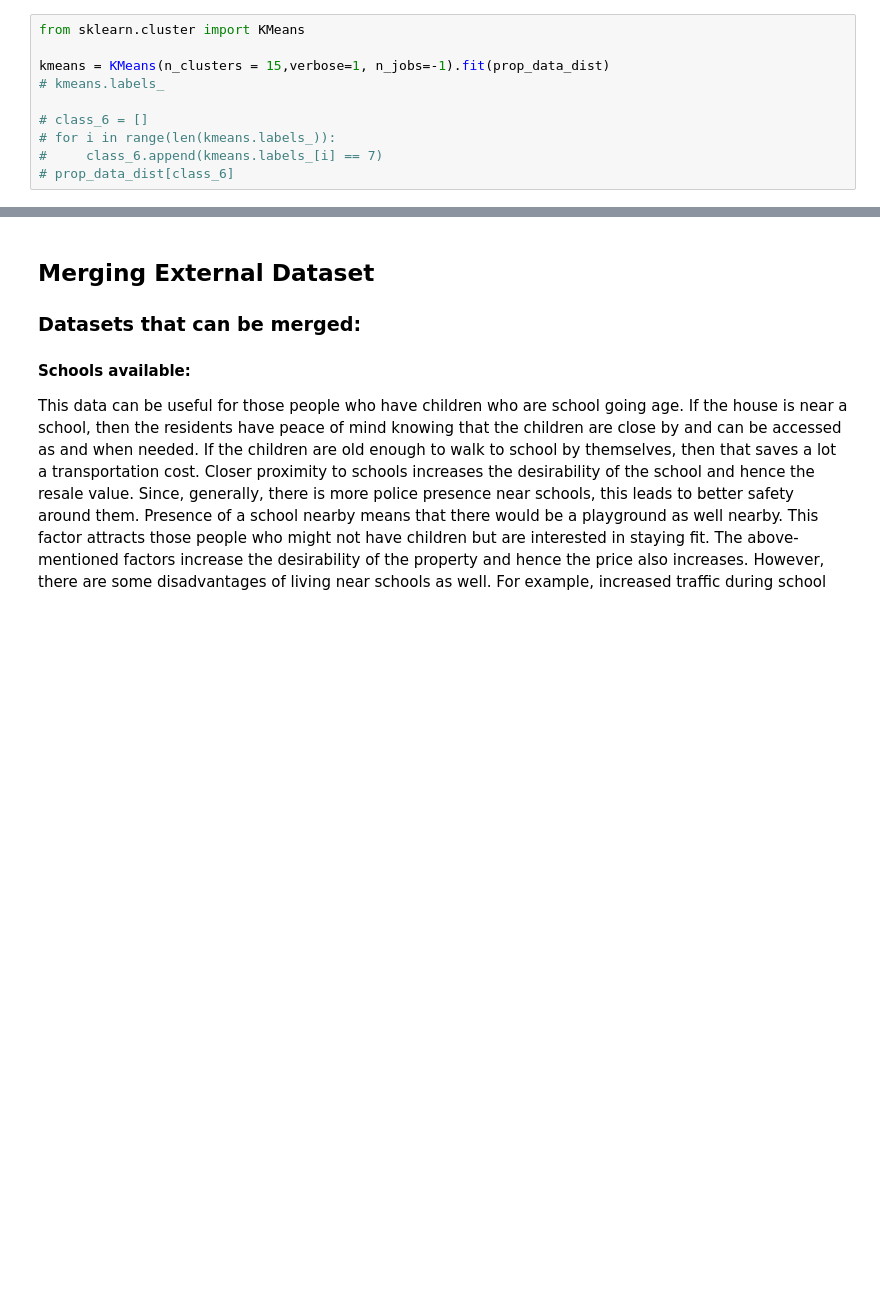
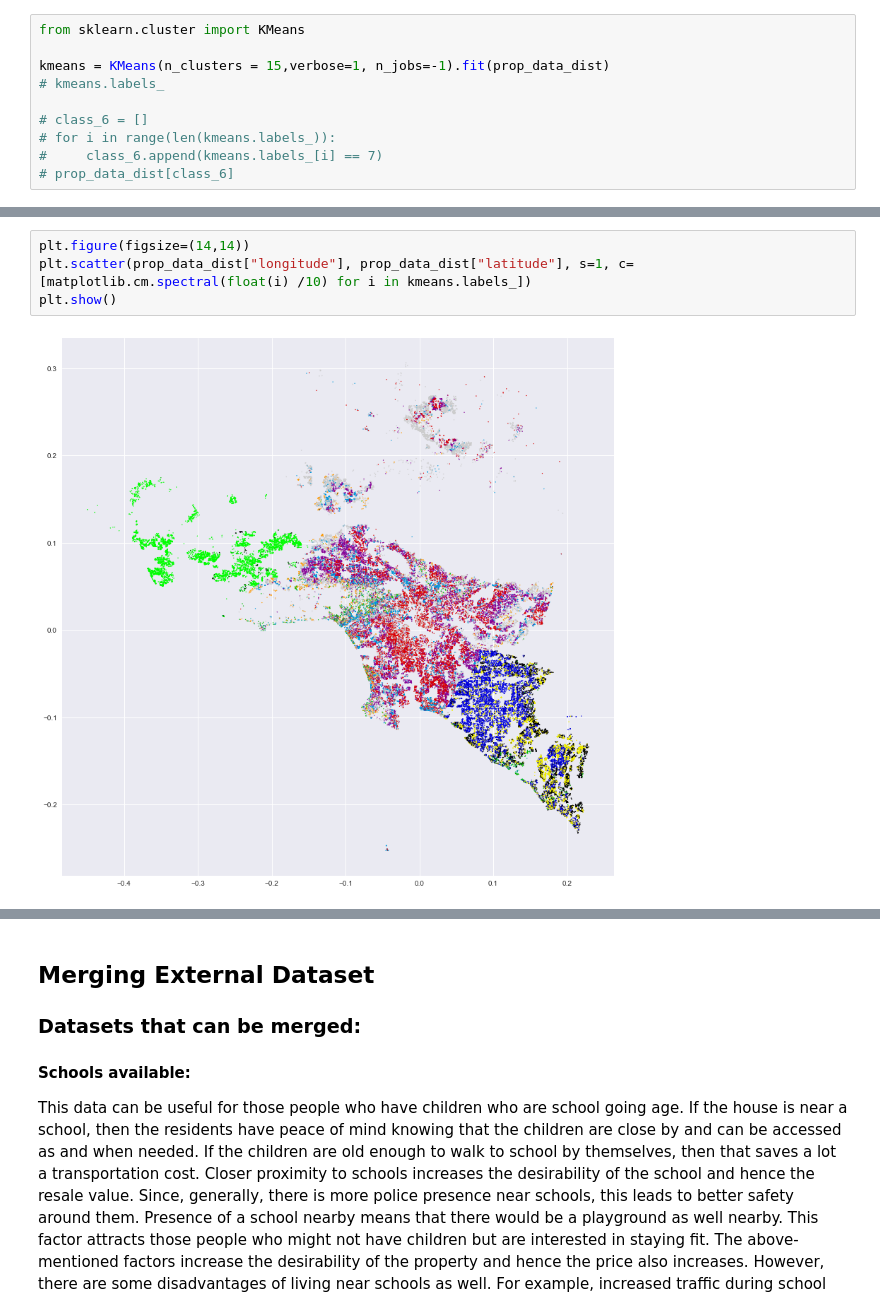
Before and after one commit to jay-z007/CSE519-2017-111463646, a Jupyter notebook: HW3/HW3.ipynb, the cells around one changed output, grey strips where cells are left out. Drawn from its saved outputs; the diff is of its cells as text; blank space fills up the shorter version.

Commit message:
cluster plot added

```diff
--- a/HW3/HW3.ipynb
+++ b/HW3/HW3.ipynb
@@ -353,0 +373,6 @@ kmeans = KMeans(n_clusters = 15,verbose=1, n_jobs=-1).fit(prop_data_dist)
+# %%
+plt.figure(figsize=(14,14))
+plt.scatter(prop_data_dist["longitude"], prop_data_dist["latitude"], s=1, c=[matplotlib.cm.spectral(float(i) /10) for i in kmeans.labels_])
+plt.show()
+# %% [output]
+[figure, added]
```
Also changed, not shown: parts of 4 cells of this notebook.
